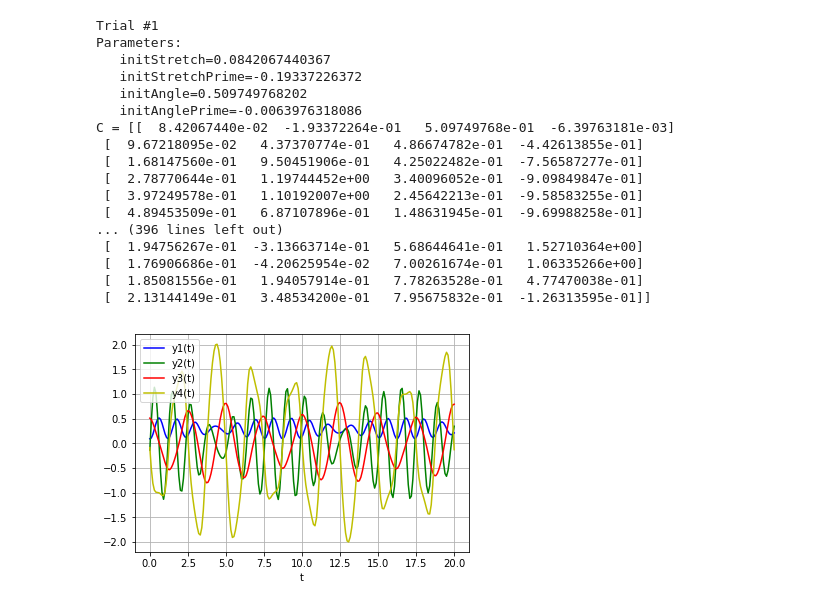
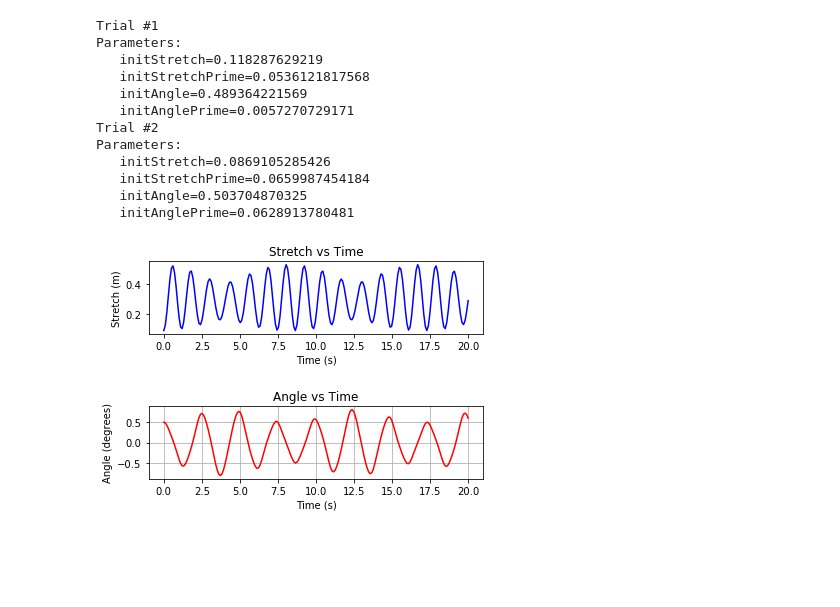
Before and after one commit to Smiley248/nasaspring, a Jupyter notebook: Odeint Mattie Words.ipynb, the cells around one changed output. Saved outputs shown, nothing was run; the diff lists cells and outputs as text; code cells hidden in the pictures; blank space fills up the shorter version.

```diff
--- a/Odeint Mattie Words.ipynb
+++ b/Odeint Mattie Words.ipynb
@@ -23,59 +23,60 @@ def pend(I,t, m, k, l, g):
     return [dy1dt,dy2dt,dy3dt,dy4dt]
 
 t=np.linspace(0,20,200) #creating time array
 
-#defining parameters
-pendMass=float(str(norm.rvs(1, 0.1)))               # pendulum mass (kilograms)
-springConst=float(str(norm.rvs(30, 0.25)))          # spring constant (Newtons/meter)
-length=float(str(norm.rvs(1, 0.1)))                 # unstretched pendulum length (meters)
-gravAccel=float(str(norm.rvs(9.8, 0.1)))            # acceleration from gravity (meters/second^2)
-
 numTrials = 2
 
 for trial in range(numTrials):
     print("Trial #" + str(trial+1))
+
+    #defining parameters
+    pendMass=float(str(norm.rvs(1, 0.1)))               # pendulum mass (kilograms)
+    springConst=float(str(norm.rvs(30, 0.25)))          # spring constant (Newtons/meter)
+    length=float(str(norm.rvs(1, 0.1)))                 # unstretched pendulum length (meters)
+    gravAccel=float(str(norm.rvs(9.8, 0.1)))            # acceleration from gravity (meters/second^2)
 
     #defining initial conditions
     initStretch=float(str(norm.rvs(0.1, 0.01)))         # initial stretch (meters)
     initStretchPrime=float(str(norm.rvs(0, .1)))        # initial rate of change in stretch (meters/second)
     initAngle=float(str(norm.rvs(0.5, 0.01)))           # initial angle of swing (degrees)
     initAnglePrime=float(str(norm.rvs(0, .1)))          # initial rate of change in angle (degrees/second)
     initial_conditions = [initStretch, initStretchPrime, initAngle, initAnglePrime]
 
 
     print("Parameters:")
     print("   initStretch=" + str(initStretch))
     print("   initStretchPrime=" + str(initStretchPrime))
     print("   initAngle=" + str(initAngle))
     print("   initAnglePrime=" + str(initAnglePrime))
 
     C=integrate.odeint(pend, initial_conditions, t, args=(pendMass, springConst, length, gravAccel))     # calling odeint
-    print("C = " + str(C))
 
-plt.plot(t, C[:, 0], 'b', label='y1(t)')
-plt.plot(t, C[:, 1], 'g', label='y2(t)')
-plt.plot(t, C[:, 2], 'r', label='y3(t)')
-plt.plot(t, C[:, 3], 'y', label='y4(t)')
-plt.legend(loc='best')
-plt.xlabel('t')
+plt.subplot(2, 1, 1)
+plt.plot(t, C[:, 0], 'b')
+plt.title('Stretch vs Time')
+plt.xlabel('Time (s)')
+plt.ylabel('Stretch (m)')
+
+plt.subplot(2, 1, 2)
+plt.plot(t, C[:, 2], 'r')
+plt.title('Angle vs Time')
+plt.xlabel('Time (s)')
+plt.ylabel('Angle (degrees)')
+plt.subplots_adjust(hspace = 1)
+
 plt.grid()
 plt.show()
 # %% [output]
 Trial #1
 Parameters:
-   initStretch=0.0842067440367
-   initStretchPrime=-0.19337226372
-   initAngle=0.509749768202
-   initAnglePrime=-0.0063976318086
-C = [[  8.42067440e-02  -1.93372264e-01   5.09749768e-01  -6.39763181e-03]
- [  9.67218095e-02   4.37370774e-01   4.86674782e-01  -4.42613855e-01]
- [  1.68147560e-01   9.50451906e-01   4.25022482e-01  -7.56587277e-01]
- [  2.78770644e-01   1.19744452e+00   3.40096052e-01  -9.09849847e-01]
- [  3.97249578e-01   1.10192007e+00   2.45642213e-01  -9.58583255e-01]
- [  4.89453509e-01   6.87107896e-01   1.48631945e-01  -9.69988258e-01]
-... (396 lines left out)
- [  1.94756267e-01  -3.13663714e-01   5.68644641e-01   1.52710364e+00]
- [  1.76906686e-01  -4.20625954e-02   7.00261674e-01   1.06335266e+00]
- [  1.85081556e-01   1.94057914e-01   7.78263528e-01   4.77470038e-01]
- [  2.13144149e-01   3.48534200e-01   7.95675832e-01  -1.26313595e-01]]
+   initStretch=0.118287629219
+   initStretchPrime=0.0536121817568
+   initAngle=0.489364221569
+   initAnglePrime=0.0057270729171
+Trial #2
+Parameters:
+   initStretch=0.0869105285426
+   initStretchPrime=0.0659987454184
+   initAngle=0.503704870325
+   initAnglePrime=0.0628913780481
-[figure, old version]
+[figure, new version]
```
